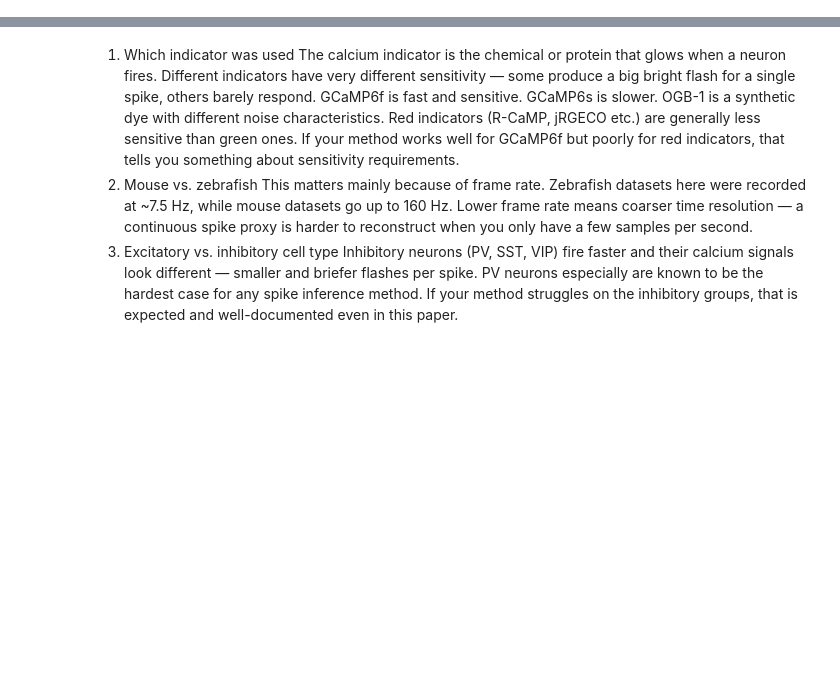
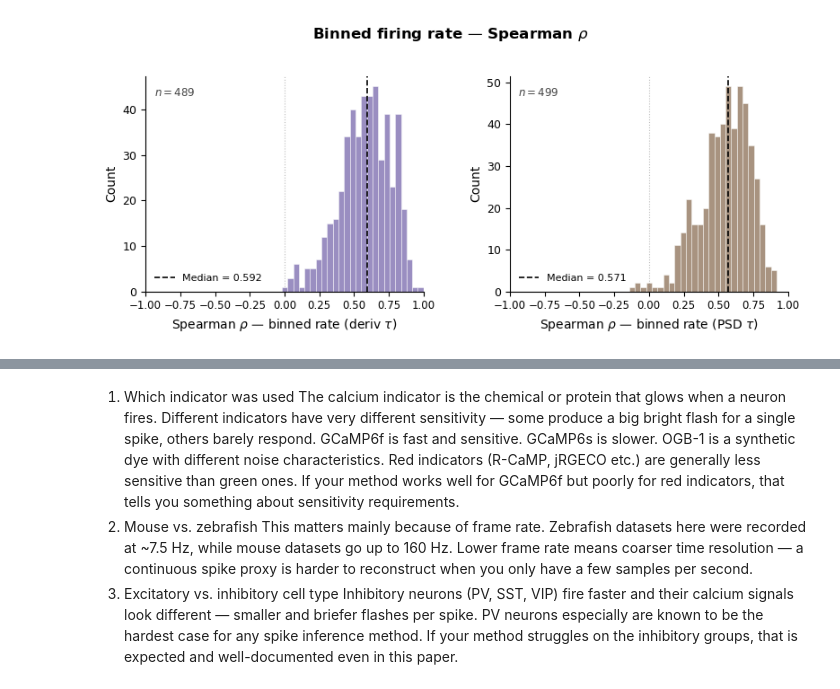
Before and after one commit to mjoudy/Cascade, a Jupyter notebook: df_analysis.ipynb, the cells around one changed output, grey strips where cells are left out. Cells and saved outputs as stored; diff of their text form; code cells hidden in the pictures; blank space fills up the shorter version.

```diff
--- a/df_analysis.ipynb
+++ b/df_analysis.ipynb
@@ -282,0 +184,24 @@ for log_scale in [False, True]:
+# %%
+import pandas as pd
+import matplotlib.pyplot as plt
+from notebook_utils import (DS_TO_GROUP_BY_INDICATOR, CORR_COLORS, CORR_RCPARAMS,
+                             plot_linear_corr_hist)
+
+df = pd.read_csv('neurons_measurements_corr.csv')
+df['group'] = df['dataset_name'].map(DS_TO_GROUP_BY_INDICATOR)
+
+cols   = ['spearman_binned_rate_raw', 'spearman_binned_rate_raw_psd']
+labels = [r'Spearman $\rho$ — binned rate (deriv $\tau$)',
+          r'Spearman $\rho$ — binned rate (PSD $\tau$)']
+
+plt.rcParams.update(CORR_RCPARAMS)
+fig, axes = plt.subplots(1, 2, figsize=(8, 3.5))
+for ax, col, label, color in zip(axes, cols, labels, CORR_COLORS):
+    plot_linear_corr_hist(ax, df[col].dropna(), label, color)
+fig.suptitle(r'Binned firing rate — Spearman $\rho$', fontsize=12, fontweight='bold', y=1.02)
+plt.tight_layout(w_pad=3.0)
+plt.savefig('figures_outputs/spearman_binned_rate_hist.pdf', bbox_inches='tight', dpi=300)
+plt.savefig('figures_outputs/spearman_binned_rate_hist.png', bbox_inches='tight', dpi=300)
+plt.show()
+# %% [output]
+[figure, added]
```
Also changed, not shown: parts of 20 cells of this notebook, 4 other files.
